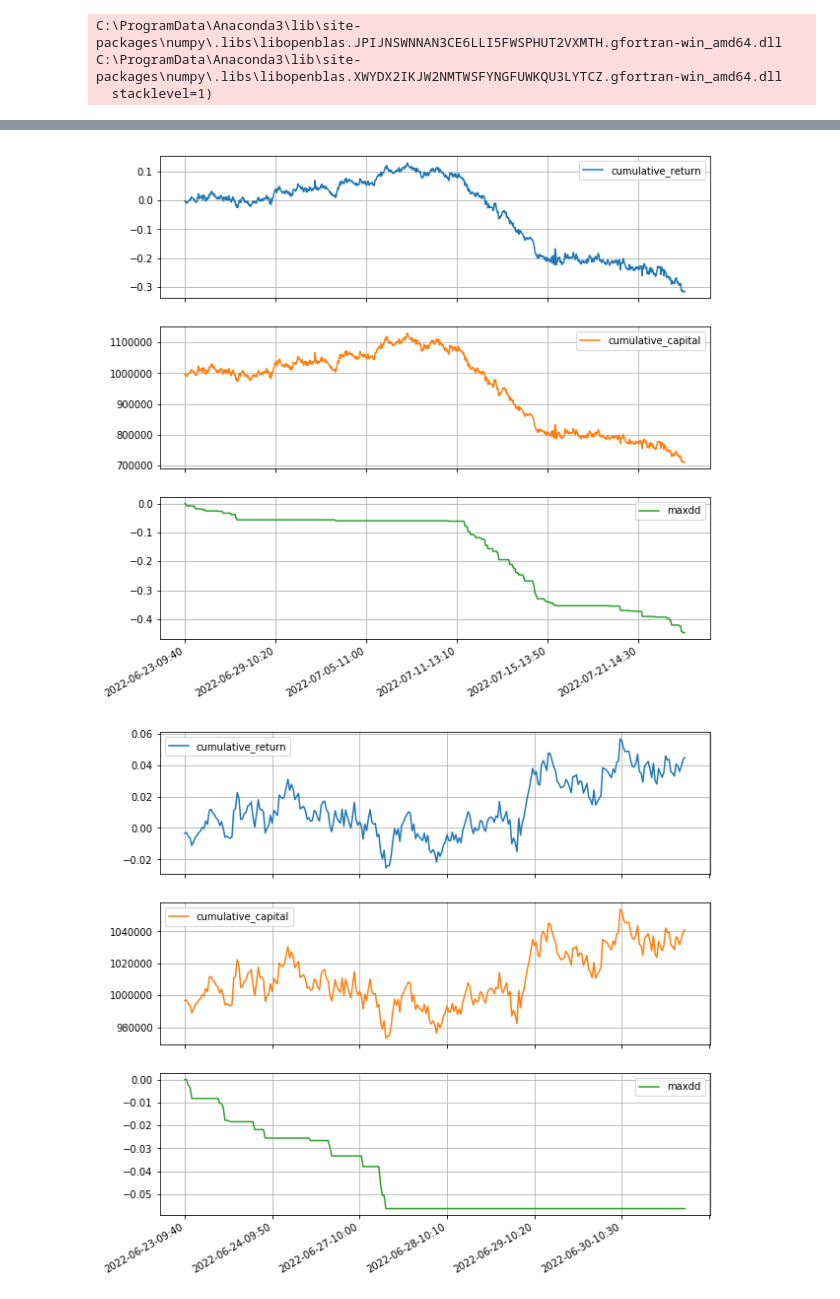
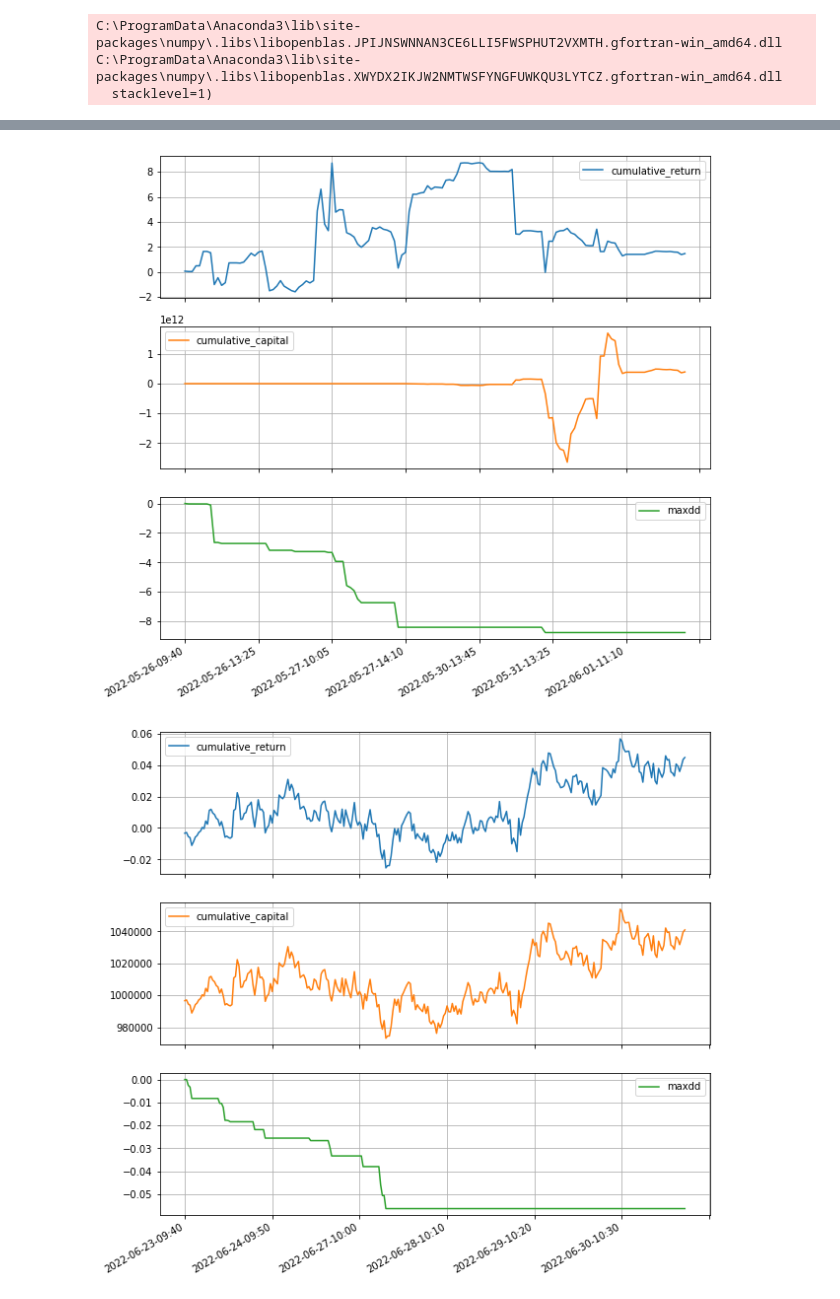
Before and after one commit to JiahaoYuQFin/SabrSummerProject2022, a Jupyter notebook: backtest/backtest_version3.ipynb, the cells around one changed output, grey strips where cells are left out. Saved outputs shown, nothing was run; the diff lists cells and outputs as text; code cells hidden in the pictures.

Commit message:
update backtest version

```diff
--- a/backtest/backtest_version3.ipynb
+++ b/backtest/backtest_version3.ipynb
@@ -21,10 +21,9 @@ C:\ProgramData\Anaconda3\lib\site-packages\numpy\.libs\libopenblas.XWYDX2IKJW2NM
 #settings
 work_path = os.path.dirname(os.getcwd())
 current_time = time.strftime("%Y%m%d%H%M", time.localtime())
-exp_name = 'strategy_1' #策略名
+exp_name = 'strategy_test' #策略名
 factor_file_path = work_path + '\\backtest\\strategy_file\\%s.csv' %exp_name #策略文件名，保存的三列名称为option_name,trade_time,position
 exp_name = exp_name + '_'+ current_time
 save_path = work_path + '\\backtest\%s' %exp_name
-os.mkdir(save_path)
 # %%
 #ifind_data_format
@@ -46,2 +45,9 @@ pd.read_csv(work_path + '\\03_data\\300etf_option2208.csv',index_col = 0)
+# %%
+#preprocessing strategy data
+position_data = pd.read_csv(factor_file_path,index_col = 0)
+position_data['position'] = position_data.profit_position + position_data.hedge_position
+position_data = position_data[['time','code','position']]
+position_data.time = position_data.time.apply(lambda x:x[:-3])
+position_data = position_data.rename(columns={'time':'trade_time','code':'option_name'})
 # %%
 #strategy data_format
@@ -63,8 +69,10 @@ pd.read_csv(factor_file_path,index_col = 0)
 # %%
 #data_reprocessing for ifind data
-data_ifind = pd.read_csv(work_path + '\\03_data\\300etf_option2208.csv',index_col = 0)
+data_ifind = pd.read_csv(work_path + '\\03_data\\300etf_option2207.csv',index_col = 0)
+data_etf = pd.read_csv(work_path+'\\03_data\\300etf.csv',index_col = 0)
+data_ifind = pd.merge(data_ifind,data_etf,how="outer")
 
-data_ifind = data_ifind.rename(columns={'thscode':'option_name','time':'trade_time'})
+data_ifind = data_ifind.rename(columns={'thscode':'option_name','time':'trade_time','code':'option_name','datetime':'trade_time'})
 
 data_ifind = data_ifind.groupby('option_name').apply(lambda x:x.sort_values(["trade_time",'option_name']))
 
@@ -74,9 +82,9 @@ data_ifind['buy_price'] = data_ifind.groupby('option_name').apply(lambda x:(x.cl
 
 data_ifind['ret'] = data_ifind.groupby(['option_name']).apply(lambda x:x.close.pct_change()).values
 
-position_data = pd.read_csv(factor_file_path,index_col = 0)
+#position_data = pd.read_csv(factor_file_path,index_col = 0)
 
-bk = pd.merge(position_data,data_ifind,how="left",on=["option_name","trade_time"])
+bk = pd.merge(data_ifind,position_data,how="left",on=["option_name","trade_time"])
 bk['year'] = bk['trade_time'].apply(lambda x:x.split('-')[0])
 bk['month'] = bk['trade_time'].apply(lambda x:x.split('-')[1])
 bk['day'] = bk['trade_time'].apply(lambda x:x.split('-')[2])
@@ -84,7 +92,7 @@ bk['position_diff'] = bk.groupby('option_name')['position'].diff().values
 bk['trade_time'] = pd.to_datetime(bk['trade_time'])
 bk = bk.dropna()
 
-bk[['close','ret','open']] = bk[['close','ret','open']].applymap(lambda x:float(x))
+bk[['close','ret']] = bk[['close','ret']].applymap(lambda x:float(x))
 
 bk.head()
 # %% [output]
@@ -180,9 +188,10 @@ def backtest_period(df,transaction_cost = 0,initial_capital = 10**6,method = 'ye
     pd.DataFrame(backtest_period).T.to_csv(os.path.join(save_path, f'result_{method}.csv'))
     return
 # %%
-backtest_res,res_ts = backtest(bk,transaction_cost=1.5,initial_capital=10**6)
+os.mkdir(save_path)
+backtest_res,res_ts = backtest(bk,transaction_cost=0,initial_capital=10**6)
 # %% [output]
-[figure, old version]
+[figure, new version]
 # %%
 backtest_period(bk,transaction_cost=1.5,initial_capital=10**6,method = "month")
 # %% [output]
```
Also changed, not shown: parts of 3 cells of this notebook, 5 other files.
